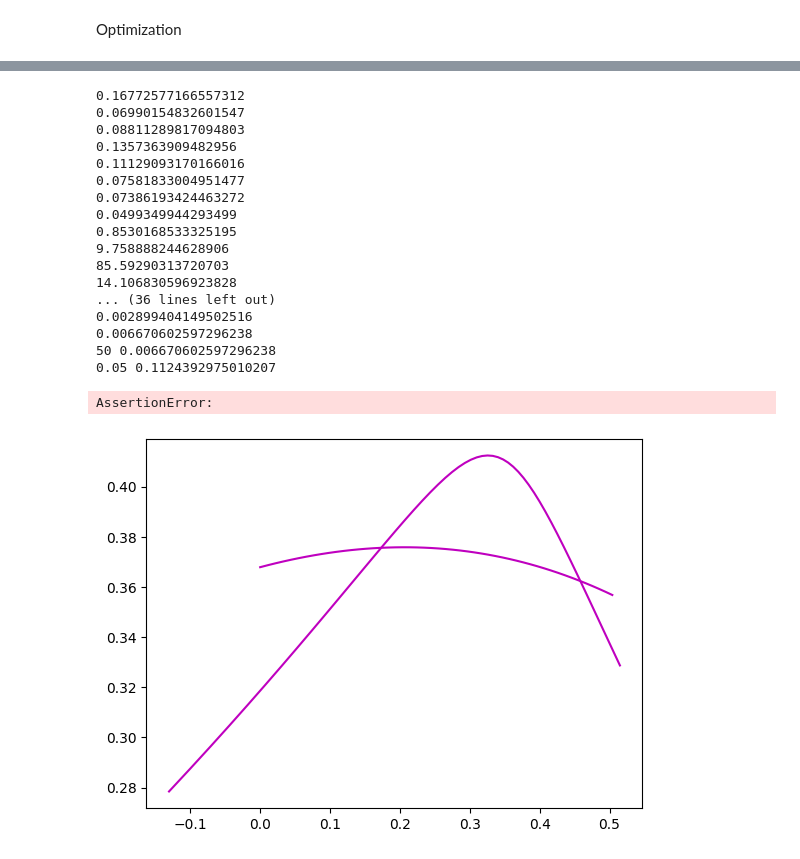
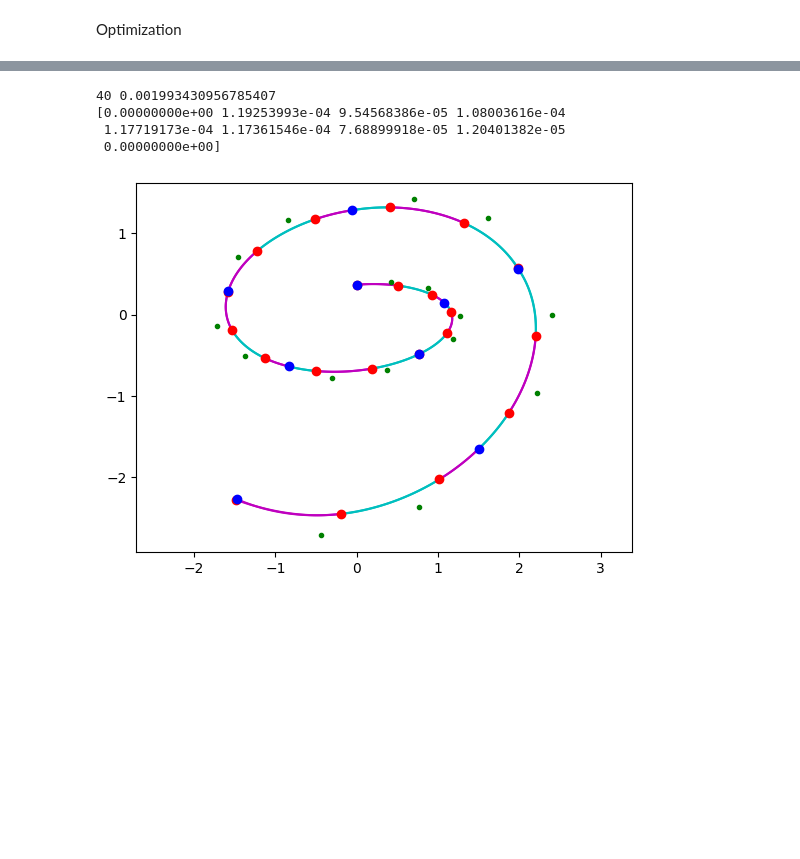
Before and after one commit to harry7557558/Graphics, a Jupyter notebook: fitting/vectorize/bezier_fitting_test_4.ipynb, the cells around one changed output, grey strips where cells are left out. Saved outputs shown, nothing was run; the diff lists cells and outputs as text; code cells hidden in the pictures; blank space fills up the shorter version.

Commit message:
attempt to optimize split location

```diff
--- a/fitting/vectorize/bezier_fitting_test_4.ipynb
+++ b/fitting/vectorize/bezier_fitting_test_4.ipynb
@@ -189,3 +191,22 @@ plt.axis("equal")
 plt.show()
 # %% [output]
 [figure]
+# %%
+# make sure there's not discontinuity
+
+n1 = 2
+t_mids = np.linspace(0, 1, 100)
+losses = []
+
+for t_mid in t_mids:
+    ts = np.linspace(0, 1, n1+1)
+    ts[1] = t_mid
+    ps = fun(ts)
+    c1s, c2s = compute_c1_c2(ps)
+    loss = get_loss(ts, ps, c1s, c2s)
+    losses.append(loss**0.5)
+
+plt.figure()
+plt.plot(t_mids, losses, '.-')
+plt.grid()
+plt.show()
@@ -396,9 +421,9 @@ def optimize_coeffs_torch_with_ts(ts, ps, c1s, c2s):
 
     softplus = torch.nn.Softplus()
     def map_ts(ts):
-        # ts = torch.exp(ts)
+        ts = torch.exp(ts)
         # ts = softplus(ts)
-        ts = ts - torch.amin(ts) + 1.0
+        # ts = ts - torch.amin(ts) + 1.0
         ts = torch.cumsum(ts, 0)
         ts = torch.concatenate([torch.tensor([0.0]).float(), ts])
         return ts / ts[-1]
@@ -406,16 +431,18 @@ def optimize_coeffs_torch_with_ts(ts, ps, c1s, c2s):
     def invmap_ts(ts):
         ts = torch.tensor(ts).float().contiguous()
         ts = ts[1:] - ts[:-1]
-        # return torch.log(ts)
+        return torch.log(ts)
         # return torch.log(torch.exp(ts)-1)
-        return ts
+        # return ts
 
     ts_raw = torch.nn.Parameter(invmap_ts(ts))
     ps = torch.nn.Parameter(torch.tensor(ps).contiguous().float())
     c1s = torch.nn.Parameter(torch.tensor(c1s).contiguous().float())
     c2s = torch.nn.Parameter(torch.tensor(c2s).contiguous().float())
 
-    optimizer = torch.optim.LBFGS([ts_raw, ps, c1s, c2s], max_iter=50)
+    optimizer = torch.optim.LBFGS(
+        [ts_raw, ps, c1s, c2s],
+        max_iter=50, line_search_fn="strong_wolfe")
 
     loss = 0.0
     nfev = 0
@@ -426,55 +453,46 @@ def optimize_coeffs_torch_with_ts(ts, ps, c1s, c2s):
         ts = map_ts(ts_raw)
         loss = get_loss_torch(ts, ps, c1s, c2s)
         loss.backward()
-        print(loss.item())
+        # print(loss.item()**0.5)
         nfev += 1
         return loss
 
     for epoch in range(1):
         optimizer.step(closure)
 
     ts = map_ts(ts_raw)
     return (nfev, loss.item()), (
         ts.detach().numpy(),
         ps.detach().numpy(),
         c1s.detach().numpy(),
         c2s.detach().numpy()
     )
 
 
 n1 = 8
 ts = np.linspace(0, 1, n1+1)
 ps = fun(ts)
 c1s, c2s = compute_c1_c2(ps)
+ts0 = np.array(ts)
+ps0 = np.array(ps)
 
 (nfev, loss), (ts, ps, c1s, c2s) = optimize_coeffs_torch_with_ts(ts, ps, c1s, c2s)
-print(nfev, loss)
+print(nfev, loss**0.5)
+
+print(ts-ts0)
 
 plt.figure()
 get_loss(ts, ps, c1s, c2s, True)
 plt.plot(initial_p[:,0], initial_p[:,1], 'ro')
 plt.plot(ps[:,0], ps[:,1], 'bo')
+plt.plot(ps0[:,0], ps0[:,1], 'b.')
 plt.plot(c1s[:,0], c1s[:,1], 'g.')
 plt.plot(c2s[:,0], c2s[:,1], 'g.')
 plt.axis("equal")
 plt.show()
 # %% [output]
-0.16772577166557312
-0.06990154832601547
-0.08811289817094803
-0.1357363909482956
-0.11129093170166016
-0.07581833004951477
-0.07386193424463272
-0.0499349944293499
-0.8530168533325195
-9.758888244628906
-85.59290313720703
-14.106830596923828
-... (36 lines left out)
-0.002899404149502516
-0.006670602597296238
-50 0.006670602597296238
-0.05 0.1124392975010207
+40 0.001993430956785407
+[0.00000000e+00 1.19253993e-04 9.54568386e-05 1.08003616e-04
+ 1.17719173e-04 1.17361546e-04 7.68899918e-05 1.20401382e-05
+ 0.00000000e+00]
-AssertionError:
-[figure, old version]
+[figure, new version]
```
Also changed, not shown: parts of 9 cells of this notebook.
